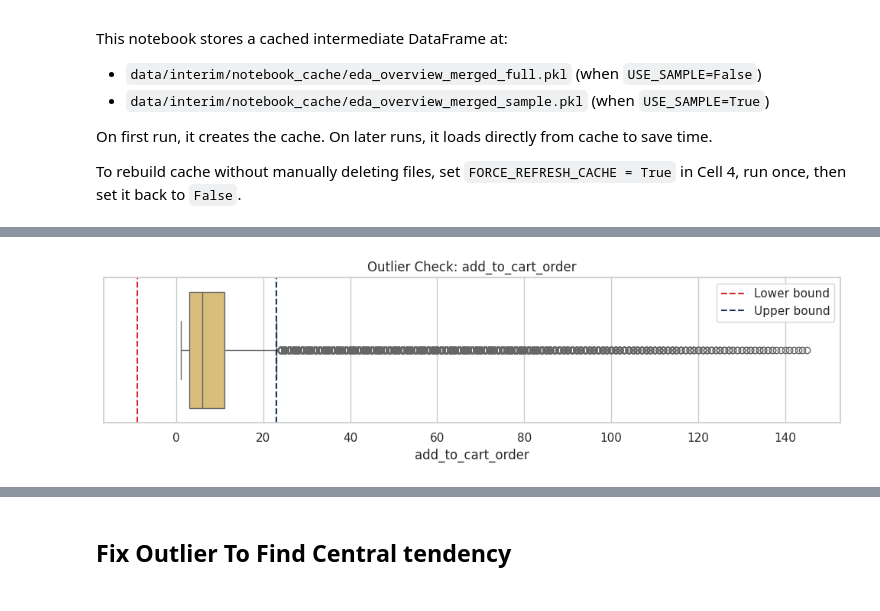
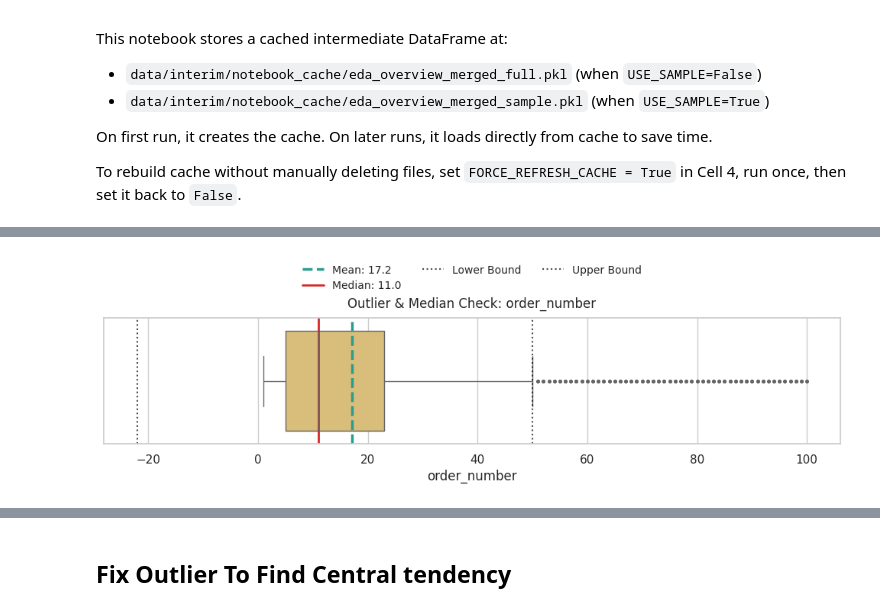
Before and after one commit to ppts2545/Instacart-Market-Basket-Analysis, a Jupyter notebook: notebooks/02_Exploratory_Data_Analysis/00_eda_setup.ipynb, the cells around one changed output, grey strips where cells are left out. Drawn from its saved outputs; the diff is of its cells as text; code cells hidden in the pictures.

```diff
--- a/notebooks/02_Exploratory_Data_Analysis/00_eda_setup.ipynb
+++ b/notebooks/02_Exploratory_Data_Analysis/00_eda_setup.ipynb
@@ -22,14 +22,14 @@ from pathlib import Path
 
 from IPython.display import display
 # %%
-DARA_PATH = '../'
+DATA_PATH = '../../data/processed/quality'
 
-orders = pd.read_csv(Path(DATA_PATH) / 'orders.csv')
-order_products_prior = pd.read_csv(Path(DATA_PATH) / 'order_products__prior.csv')
-order_products_train = pd.read_csv(Path(DATA_PATH) / 'order_products__train.csv')
-products = pd.read_csv(Path(DATA_PATH) / 'products.csv')
-aisles = pd.read_csv(Path(DATA_PATH) / 'aisles.csv')
-departments = pd.read_csv(Path(DATA_PATH) / 'departments.csv')
+orders = pd.read_csv(Path(DATA_PATH) / 'orders_clean.csv')
+order_products_prior = pd.read_csv(Path(DATA_PATH) / 'order_products_prior_clean.csv')
+order_products_train = pd.read_csv(Path(DATA_PATH) / 'order_products_train_clean.csv')
+products = pd.read_csv(Path(DATA_PATH) / 'products_clean.csv')
+aisles = pd.read_csv(Path(DATA_PATH) / 'aisles_clean.csv')
+departments = pd.read_csv(Path(DATA_PATH) / 'departments_clean.csv')
 
 tables = {
     'orders': orders,
@@ -315,56 +119,46 @@ for row in profile_summary.itertuples(index=False):
 # %%
-# Percentile + Outlier Check (IQR)
-target_col  = [
+# 1. กำหนดตารางเป้าหมาย
+targets = {
+    'order_number': tables['orders'],
+    'order_hour_of_day': tables['orders'],
+    'days_since_prior_order': tables['orders'],
+    'add_to_cart_order': tables['order_products_prior']
+}
 
-    "add_to_cart_order",
-    "cumulative_reorder_per_customer",
-    "days_since_prior_order",
-    "order_hour_of_day",
-    "order_number"
+for col, df_source in targets.items():
+    s = df_source[col].dropna()
 
-]
+    # คำนวณค่าสถิติ
+    mean_val = s.mean()
+    median_val = s.median()
+    q1, q3 = s.quantile([0.25, 0.75])
+    iqr = q3 - q1
+    lower, upper = q1 - 1.5 * iqr, q3 + 1.5 * iqr
 
-percentiles = [0.01, 0.05, 0.25, 0.50, 0.75, 0.95, 0.99]
-percentile_table = (
-    df[target_col]
-    .quantile(percentiles)
-    .rename_axis("percentile")
-    .T
-    .reset_index()
-    .rename(columns={"index": "column"})
-)
+    # สร้างกราฟ
+    fig, ax = plt.subplots(figsize=(10, 4))
 
-display(percentile_table)
+    # วาด Boxplot (โชว์จุด Outlier เล็กๆ ด้วย fliersize)
+    sns.boxplot(x=s, color="#e9c46a", ax=ax, fliersize=1.5)
 
-# เลือกคอลัมน์ที่อยากดู outlier
+    # วาดเส้นค่าสถิติต่างๆ
+    ax.axvline(mean_val, color="#2a9d8f", linestyle="--", linewidth=2.5, label=f"Mean: {mean_val:.1f}")
+    ax.axvline(median_val, color="#d62828", linestyle="-", linewidth=2, label=f"Median: {median_val:.1f}")
+    ax.axvline(lower, color="#000000", linestyle=":", alpha=0.7, label="Lower Bound")
+    ax.axvline(upper, color="#000000", linestyle=":", alpha=0.7, label="Upper Bound")
 
-s = df[list(target_col)].dropna()
+    # --- การย้าย Legend ไปไว้ด้านบน ---
+    ax.legend(
+        loc='upper center',
+        bbox_to_anchor=(0.5, 1.50), # (x, y) โดย 1.50 คืออยู่เหนือกราฟขึ้นไป
+        ncol=3,                     # แบ่งเป็น 3 คอลัมน์เพื่อให้วางเรียงแนวนอน
+        fontsize='small',
+        frameon=False               # เอาตารางสี่เหลี่ยมออกให้ดู Clean
+    )
 
-for col in target_col:
-    s = df[col].dropna()
+    # ปรับแต่งความสวยงาม
+    ax.set_title(f"Outlier & Median Check: {col}", fontsize=12, pad=10)
 
-    q1 = s.quantile(0.25)
-    q3 = s.quantile(0.75)
-    iqr = q3 - q1
-    lower = q1 - 1.5 * iqr
-    upper = q3 + 1.5 * iqr
-
-    outliers = s[(s < lower) | (s > upper)]
-    outlier_pct = len(outliers) / len(s) if len(s) else 0
-
-    print(f"Column: {col}")
-    print(f"Q1={q1:.3f}, Q3={q3:.3f}, IQR={iqr:.3f}")
-    print(f"Lower bound={lower:.3f}, Upper bound={upper:.3f}")
-    print(f"Outliers={len(outliers):,} / {len(s):,} ({outlier_pct:.2%})")
-
-    fig, ax = plt.subplots(figsize=(10, 3))
-    sns.boxplot(x=s, color="#e9c46a", ax=ax)
-
-    ax.axvline(lower, color="#d62828", linestyle="--", linewidth=1.5, label="Lower bound")
-    ax.axvline(upper, color="#1d3557", linestyle="--", linewidth=1.5, label="Upper bound")
-
-    ax.set_title(f"Outlier Check: {col}")
-    ax.legend()
     plt.tight_layout()
     plt.show()
 # %% [output]
@@ -381 +165 @@ Outliers=1,357,124 / 32,434,489 (4.18%)
-[figure, old version]
+[figure, new version]
```
Also changed, not shown: parts of 11 cells of this notebook, 1 other file.
